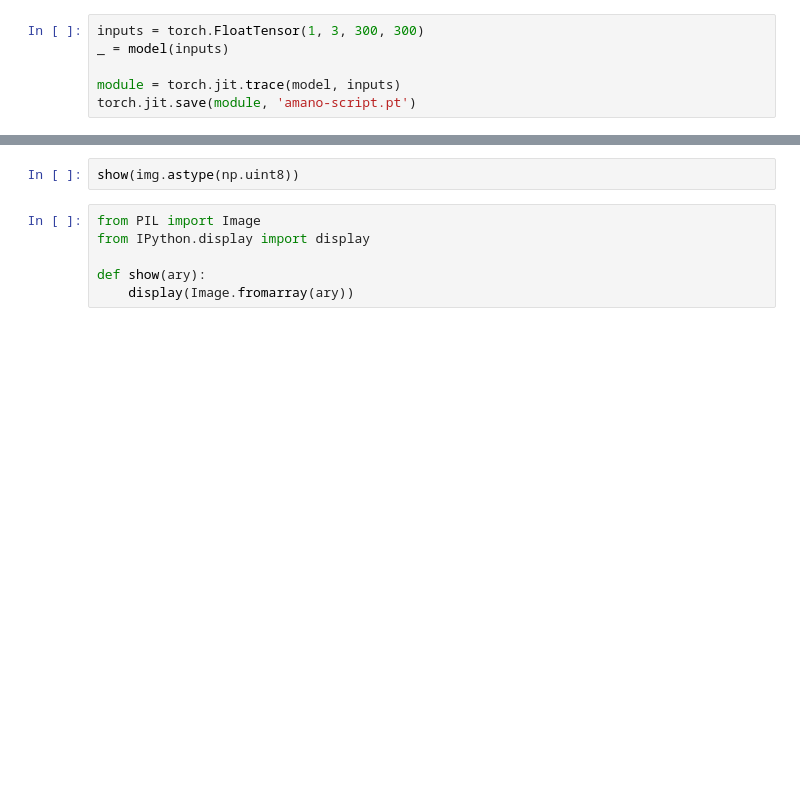
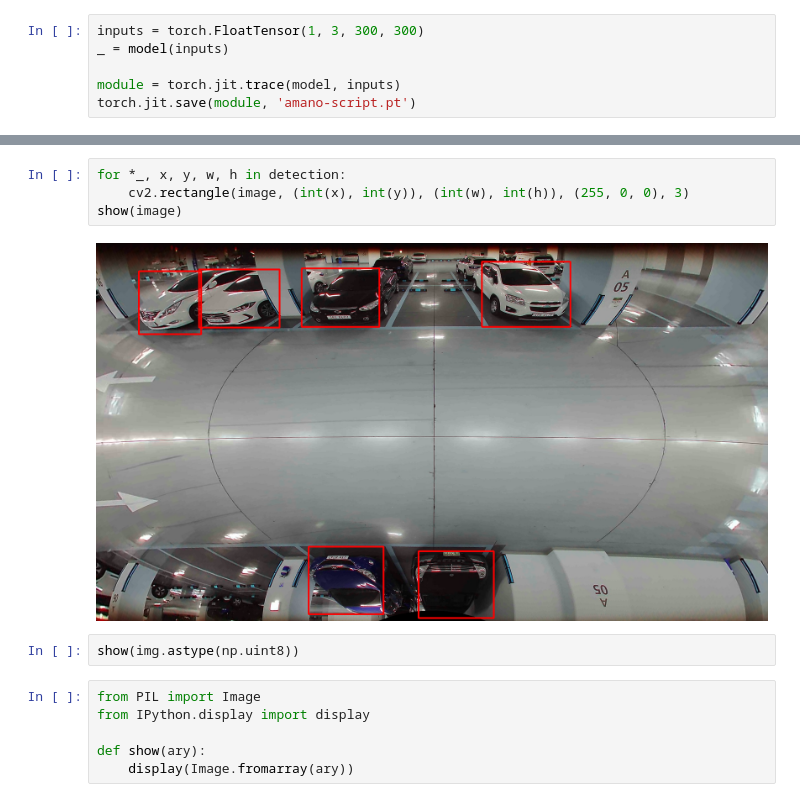
Before and after one commit to MaybeS/Detector, a Jupyter notebook: labs/export.ipynb, the cells around one changed output, grey strips where cells are left out. Cells and saved outputs as stored; diff of their text form; blank space fills up the shorter version.

```diff
--- a/labs/export.ipynb
+++ b/labs/export.ipynb
@@ -38,3 +140,9 @@ torch.jit.save(module, 'amano-script.pt')
+# %%
+for *_, x, y, w, h in detection:
+    cv2.rectangle(image, (int(x), int(y)), (int(w), int(h)), (255, 0, 0), 3)
+show(image)
+# %% [output]
+[figure, added]
 # %%
 show(img.astype(np.uint8))
 # %%
```
Also changed, not shown: parts of 26 cells of this notebook, 28 other files.
